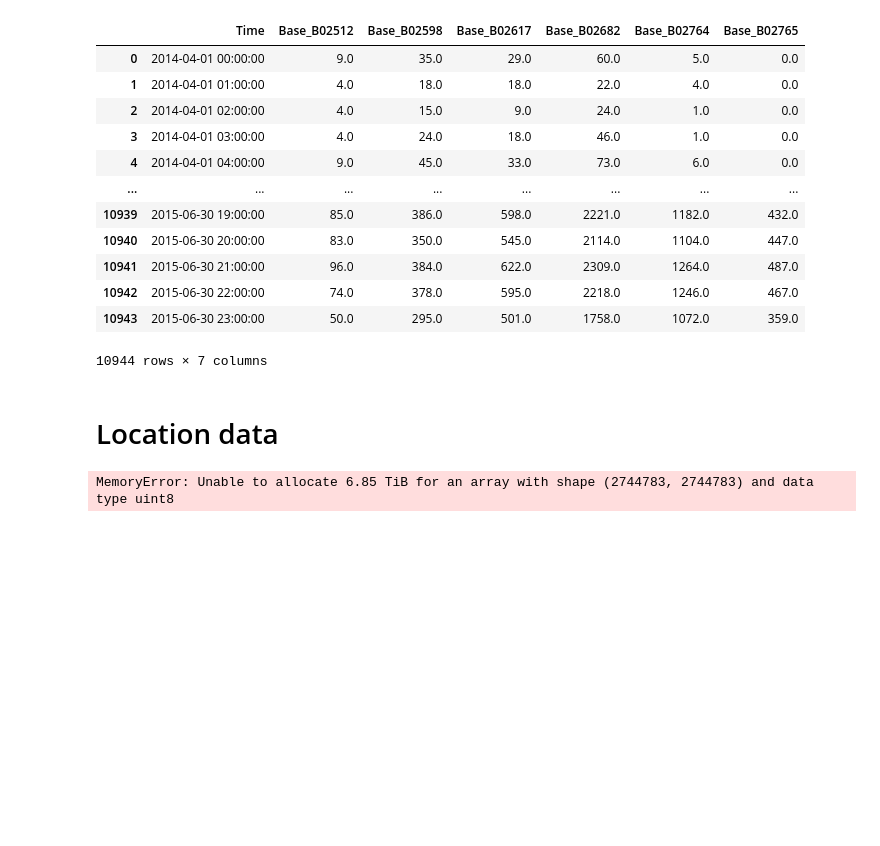
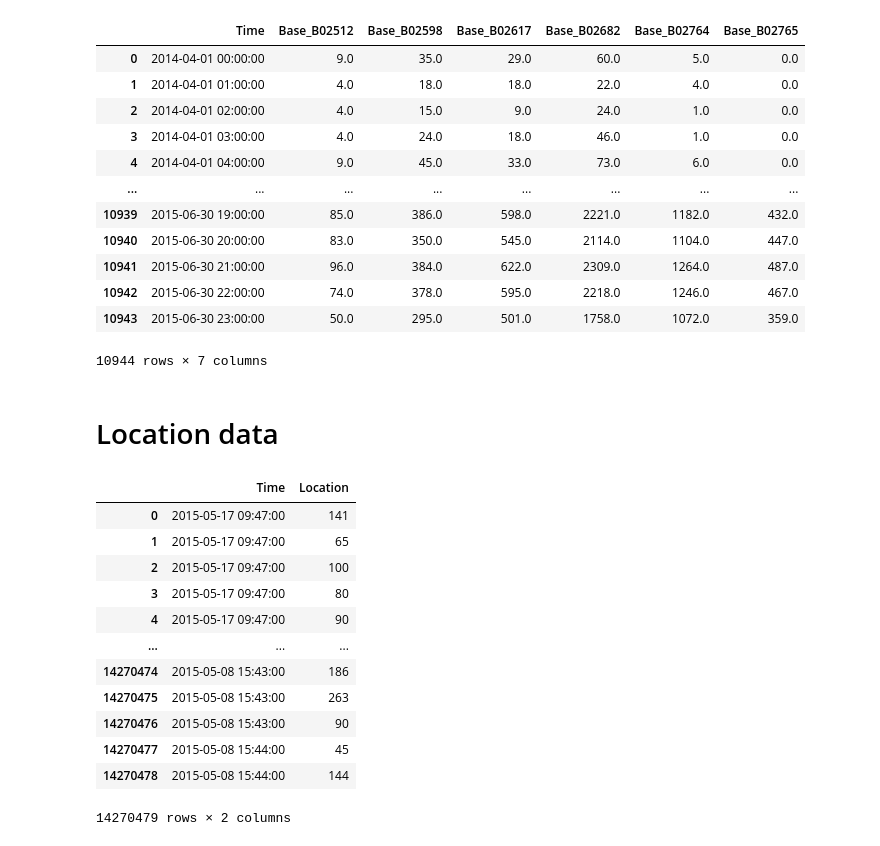
Before and after one commit to clementB94/time_series_project, a Jupyter notebook: merge_data.ipynb, the cells around one changed output. Saved outputs shown, nothing was run; the diff lists cells and outputs as text; code cells hidden in the pictures; blank space fills up the shorter version.

```diff
--- a/merge_data.ipynb
+++ b/merge_data.ipynb
@@ -161,9 +161,22 @@ data_hourly.to_csv("data/hourly_main_bases_all.csv")
 # %%
 d15_location = pd.DataFrame({
     "Time":janjune15["Pickup_date"],
-    "Location":janjune15["locationID"].to_string()
+    # "Location":janjune15["locationID"].to_string()
+    "Location":janjune15["locationID"]
 })
 
 d15_location
 # %% [output]
+|  | Time | Location |
+| 0 | 2015-05-17 09:47:00 | 141 |
+| 1 | 2015-05-17 09:47:00 | 65 |
+| 2 | 2015-05-17 09:47:00 | 100 |
+| 3 | 2015-05-17 09:47:00 | 80 |
+| 4 | 2015-05-17 09:47:00 | 90 |
+| ... | ... | ... |
+| 14270474 | 2015-05-08 15:43:00 | 186 |
+| 14270475 | 2015-05-08 15:43:00 | 263 |
+| 14270476 | 2015-05-08 15:43:00 | 90 |
+| 14270477 | 2015-05-08 15:44:00 | 45 |
+| 14270478 | 2015-05-08 15:44:00 | 144 |
-MemoryError: Unable to allocate 6.85 TiB for an array with shape (2744783, 2744783) and data type uint8
+14270479 rows × 2 columns
```
Also changed, not shown: parts of 11 cells of this notebook, 2 other files.
